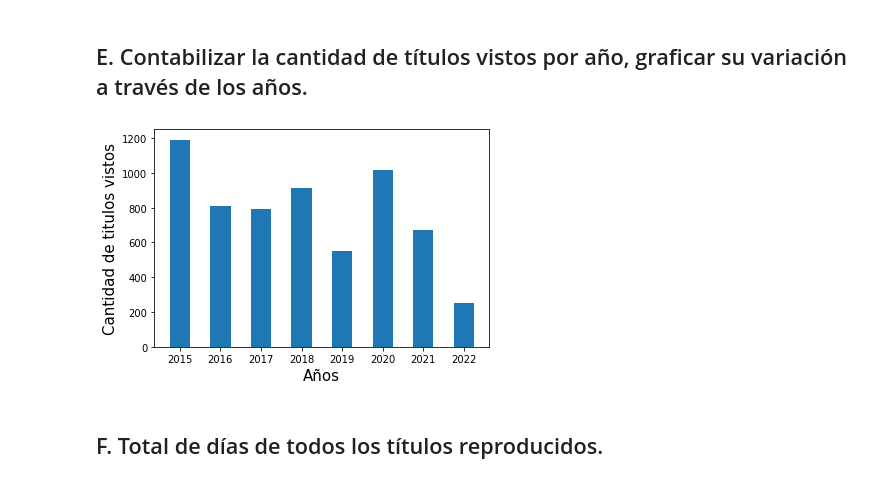
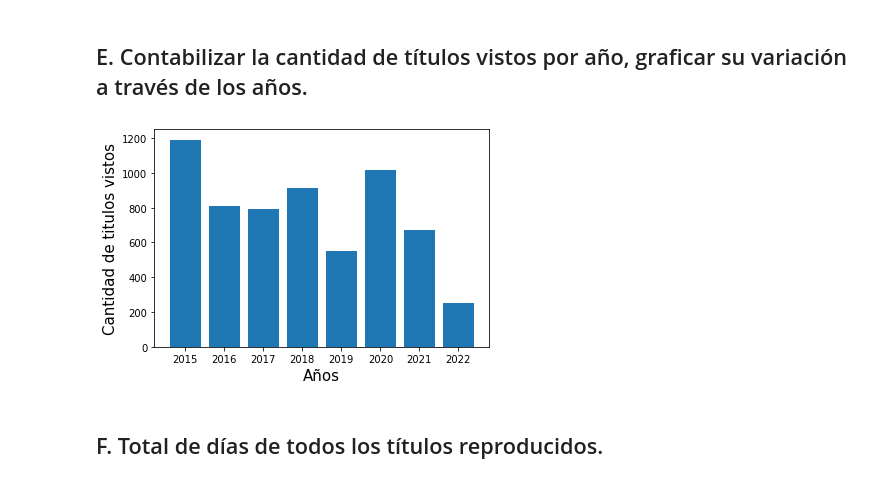
Before and after one commit to MatiasBlanco0/Trabajo-Practico-Netflix, a Jupyter notebook: Trabajo_Practico_Netflix.ipynb, the cells around one changed output. Cells and saved outputs as stored; diff of their text form; code cells hidden in the pictures.

```diff
--- a/Trabajo_Practico_Netflix.ipynb
+++ b/Trabajo_Practico_Netflix.ipynb
@@ -225,12 +244,12 @@ años = dict(peliculasYSeries['Start Time'].dt.year.value_counts())
 # Ordenamos los items del diccionario años en base a la key, es decir el año, y despues los convertimos a un diccionario
 años = dict(sorted(años.items()))
 # %%
-plt.bar(años.keys(), años.values(), width=0.5)
+plt.bar(años.keys(), años.values())
 plt.xlabel("Años", fontsize=15)
 plt.ylabel("Cantidad de titulos vistos", fontsize=15)
 plt.show()
 # %% [output]
-[figure, old version]
+[figure, new version]
 # %% [markdown]
 ## F. Total de días de todos los títulos reproducidos.
 # %%
```
Also changed, not shown: parts of 7 cells of this notebook.
